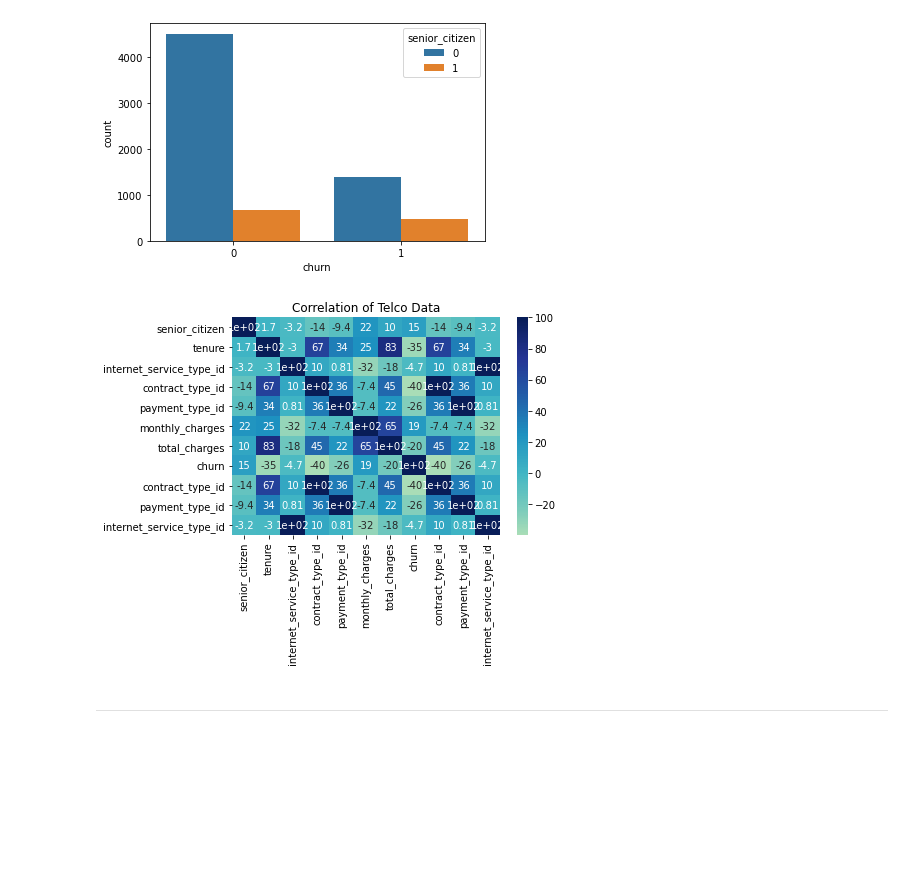
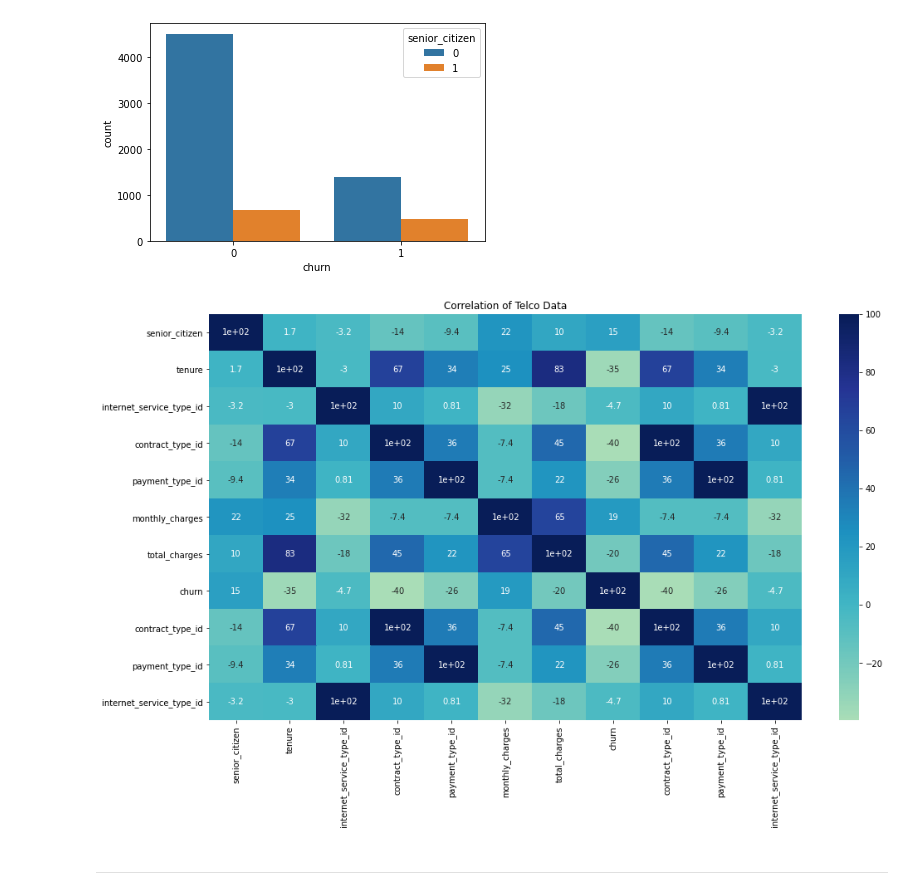
Before and after one commit to natasharivers/Classification_Projec, a Jupyter notebook: Initial Notebook.ipynb, the cells around one changed output. Saved outputs shown, nothing was run; the diff lists cells and outputs as text; code cells hidden in the pictures; blank space fills up the shorter version.

```diff
--- a/Initial Notebook.ipynb
+++ b/Initial Notebook.ipynb
@@ -320,12 +320,15 @@ sns.countplot(x='churn', hue='senior_citizen', data=telco)
 [figure]
 # %%
 #heatmap to show correlation of all data
+plt.figure(figsize=(16,9))
+
 sns.heatmap((telco.corr()*100), cmap='YlGnBu', center=0, annot=True)
 
 plt.title('Correlation of Telco Data')
+
 plt.show()
 # %% [output]
-[figure, old version]
+[figure, new version]
 # %% [markdown]
 _______
 # %% [markdown]
```
